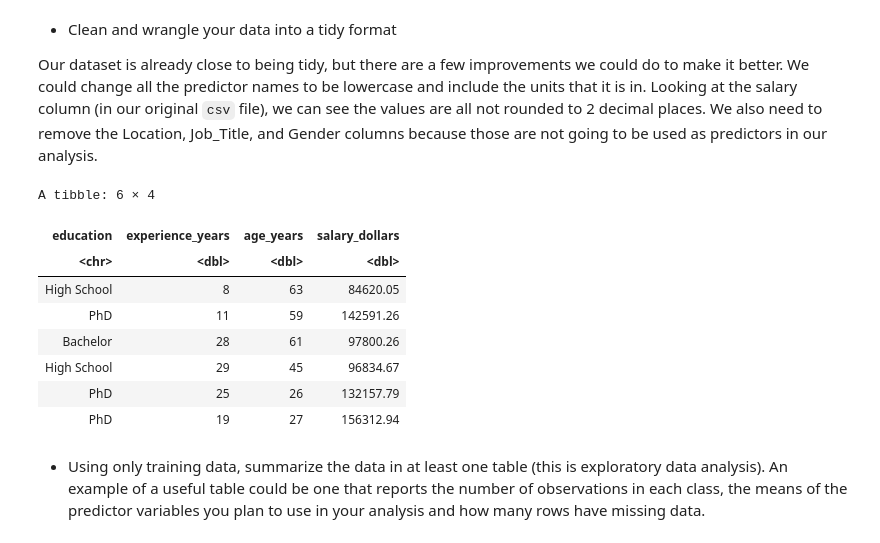
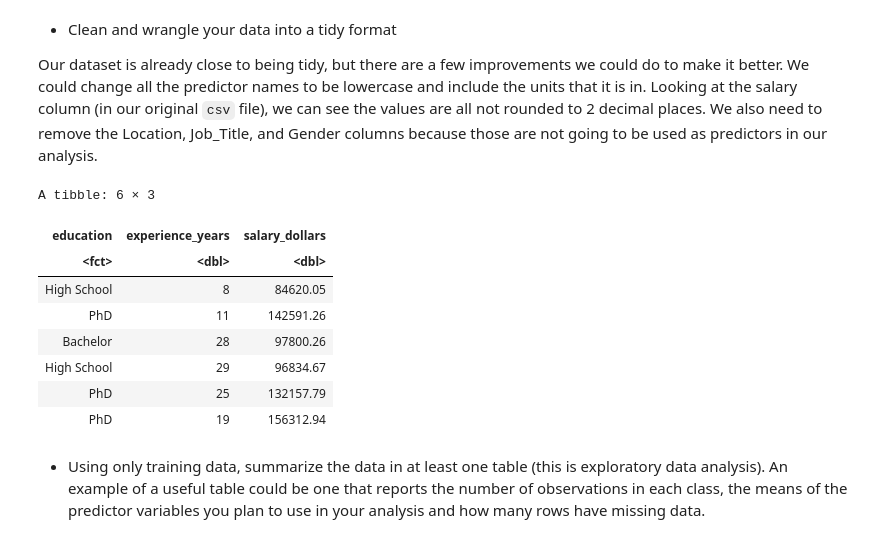
Before and after one commit to WhenLifeHandsYouLemons/DSCI-Project, a Jupyter notebook: report.ipynb, the cells around one changed output. Saved outputs shown, nothing was run; the diff lists cells and outputs as text; code cells hidden in the pictures.

```diff
--- a/report.ipynb
+++ b/report.ipynb
@@ -68,22 +55,23 @@ Our dataset is already close to being tidy, but there are a few improvements we
 # %%
 # Rename all the columns to include the units and be in lowercase
 # Then select the newly mutated columns only
 df_tidy <- df_untidy |>
-    mutate(education = Education, experience_years = Experience, age_years = Age, salary_dollars = Salary) |>
-    select(education, experience_years, age_years, salary_dollars) |>
-    mutate(salary_dollars = round(salary_dollars, 2))
+    mutate(education = Education, experience_years = Experience, salary_dollars = Salary) |>
+    select(education, experience_years, salary_dollars) |>
+    mutate(salary_dollars = round(salary_dollars, 2)) |>
+    mutate(education = as_factor(education))
 
 head(df_tidy)
 # %% [output]
-A tibble: 6 × 4
+A tibble: 6 × 3
-| education | experience_years | age_years | salary_dollars |
-| <chr> | <dbl> | <dbl> | <dbl> |
-| High School | 8 | 63 | 84620.05 |
-| PhD | 11 | 59 | 142591.26 |
-| Bachelor | 28 | 61 | 97800.26 |
-| High School | 29 | 45 | 96834.67 |
-| PhD | 25 | 26 | 132157.79 |
-| PhD | 19 | 27 | 156312.94 |
+| education | experience_years | salary_dollars |
+| <fct> | <dbl> | <dbl> |
+| High School | 8 | 84620.05 |
+| PhD | 11 | 142591.26 |
+| Bachelor | 28 | 97800.26 |
+| High School | 29 | 96834.67 |
+| PhD | 25 | 132157.79 |
+| PhD | 19 | 156312.94 |
 # %% [markdown]
 - Using only training data, summarize the data in at least one table (this is exploratory data analysis). An example of a useful table could be one that reports the number of observations in each class, the means of the predictor variables you plan to use in your analysis and how many rows have missing data.
 # %%
```
Also changed, not shown: parts of 8 cells of this notebook.
